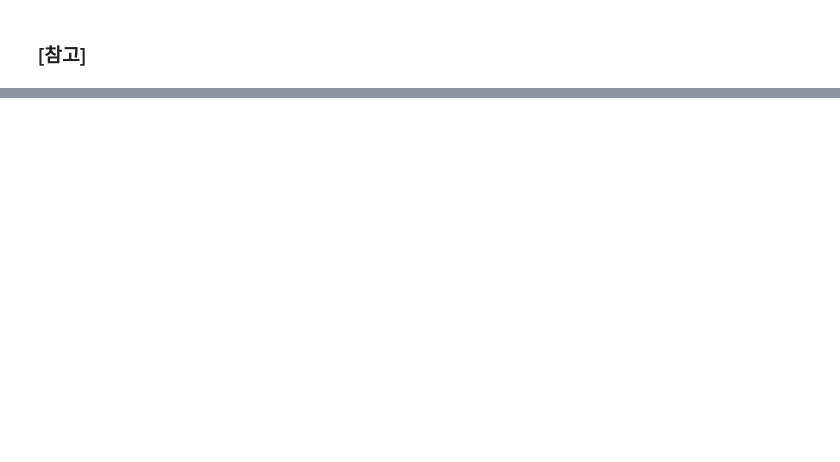
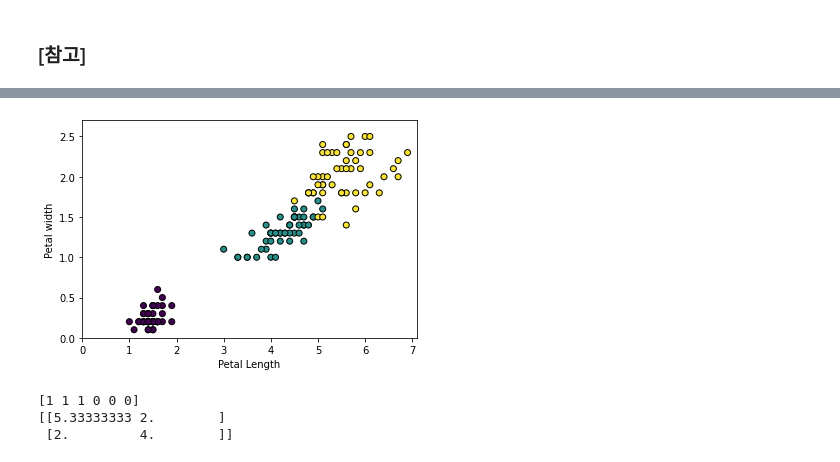
Before and after one commit to FiguierKim/20-2nd, a Jupyter notebook: ex15-3-Copy1.ipynb, the cells around one changed output, grey strips where cells are left out. Drawn from its saved outputs; the diff is of its cells as text; code cells hidden in the pictures; blank space fills up the shorter version.

```diff
--- a/ex15-3-Copy1.ipynb
+++ b/ex15-3-Copy1.ipynb
@@ -562,0 +588,30 @@ NameError: name 'plt' is not defined
+# %%
+from sklearn import cluster, datasets
+import matplotlib.pyplot as plt
+
+iris = datasets.load_iris()
+X = iris.data[:, 2:]
+y = iris.target
+
+plt.scatter(X[:, 0], X[:, 1], c = y, cmap = 'viridis', edgecolor = 'k')
+plt.xlabel('Petal Length')
+plt.ylabel('Petal width')
+plt.axis([0, X[:, 0].max() + 0.2, 0, X[:, 1].max() + 0.2])
+
+plt.show()
+# %% [output]
+[figure, added]
+# %%
+from sklearn.cluster import KMeans
+import numpy as np
+
+X = np.array([[1, 5], [3, 4], [2, 3],
+             [5, 3], [6, 2], [5, 1]])
+
+kmeans = KMeans(n_clusters = 2, random_state = 0).fit(X)
+print(kmeans.labels_)
+print(kmeans.cluster_centers_)
+# %% [output]
+[1 1 1 0 0 0]
+[[5.33333333 2.        ]
+ [2.         4.        ]]
```
Also changed, not shown: parts of 74 cells of this notebook.
